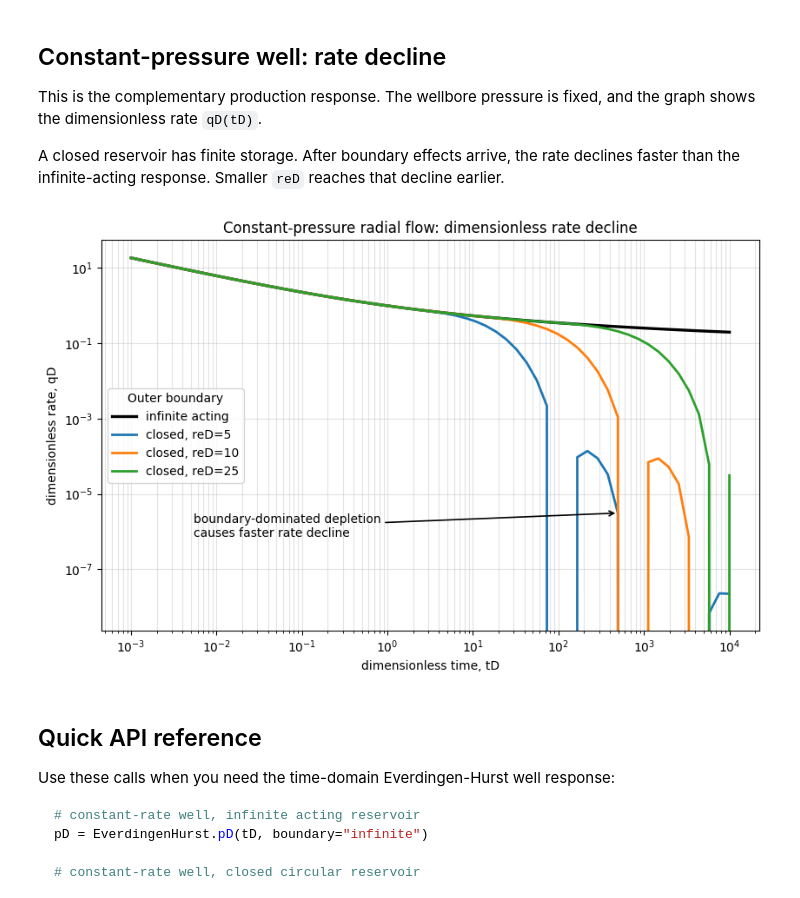
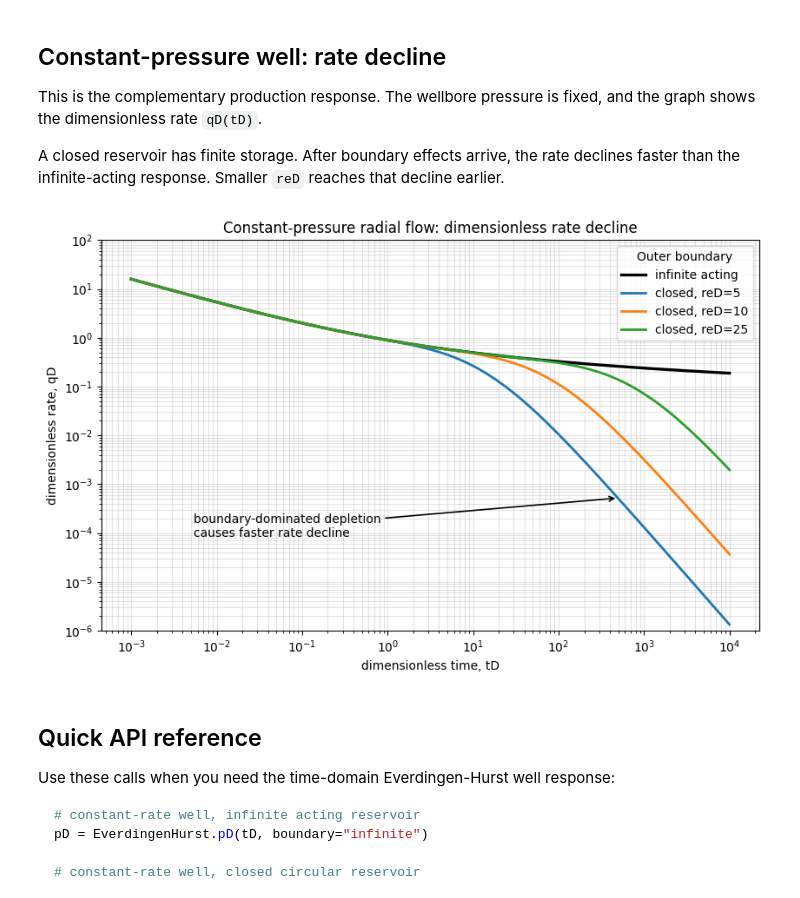
Before and after one commit to jshiriyev/data-driven-forecasting, a Jupyter notebook: docs/transient_analysis/1949_laplace_transformation_Everdingen_and_Hurst/everdingen_hurst_class_demo.ipynb, the cells around one changed output. Drawn from its saved outputs; the diff is of its cells as text; code cells hidden in the pictures.

```diff
--- a/docs/transient_analysis/1949_laplace_transformation_Everdingen_and_Hurst/everdingen_hurst_class_demo.ipynb
+++ b/docs/transient_analysis/1949_laplace_transformation_Everdingen_and_Hurst/everdingen_hurst_class_demo.ipynb
@@ -107,6 +111,8 @@ This is the complementary production response. The wellbore pressure is fixed, a
 
 A closed reservoir has finite storage. After boundary effects arrive, the rate declines faster than the infinite-acting response. Smaller `reD` reaches that decline earlier.
 # %%
+degree = 2
+
 qD_infinite = np.asarray(
     EverdingenHurst.qD(tD, boundary="infinite", degree=degree)
 )
@@ -117,31 +123,43 @@ qD_closed = {
     )
     for reD in reD_values
 }
+
+qD_exponential = np.asarray(
+    Arps.exp.qDd(tD)
+)
+
+qD_harmonic = np.asarray(
+    Arps.har.qDd(tD)
+)
 # %%
 fig, ax = plt.subplots(figsize=(8.5, 5.5))
 
 ax.loglog(tD, qD_infinite, color="black", linewidth=2.4, label="infinite acting")
 for reD, values in qD_closed.items():
     ax.loglog(tD, values, linewidth=2.0, label=f"closed, reD={reD}")
 
+# ax.loglog(tD, qD_exponential, color="black", linewidth=1, linestyle = "--", label="exponential decline")
+# ax.loglog(tD, qD_harmonic, color="black", linewidth=1, linestyle = "--", label="harmonic decline")
+
 ax.set_title("Constant-pressure radial flow: dimensionless rate decline")
 ax.set_xlabel("dimensionless time, tD")
 ax.set_ylabel("dimensionless rate, qD")
+ax.set_ylim((1e-6,1e2))
 ax.grid(True, which="both", alpha=0.35)
 ax.legend(title="Outer boundary")
 
 ax.annotate(
     "boundary-dominated depletion\ncauses faster rate decline",
     xy=(tD[-12], qD_closed[5][-12]),
     xytext=(0.14, 0.24),
     textcoords="axes fraction",
     arrowprops={"arrowstyle": "->", "linewidth": 1.2},
 )
 
 fig.tight_layout()
 plt.show()
 # %% [output]
-[figure, old version]
+[figure, new version]
 # %% [markdown]
 ## Quick API reference
 
```
Also changed, not shown: parts of 2 cells of this notebook, 1 other file.
